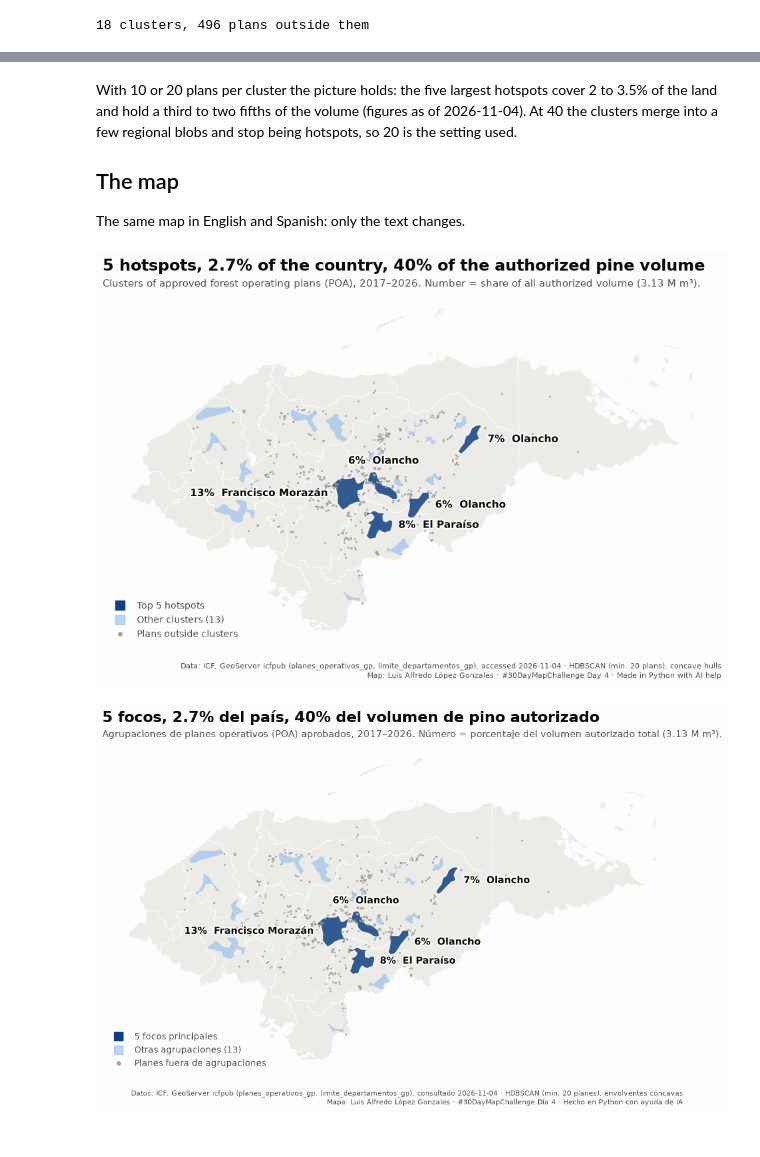
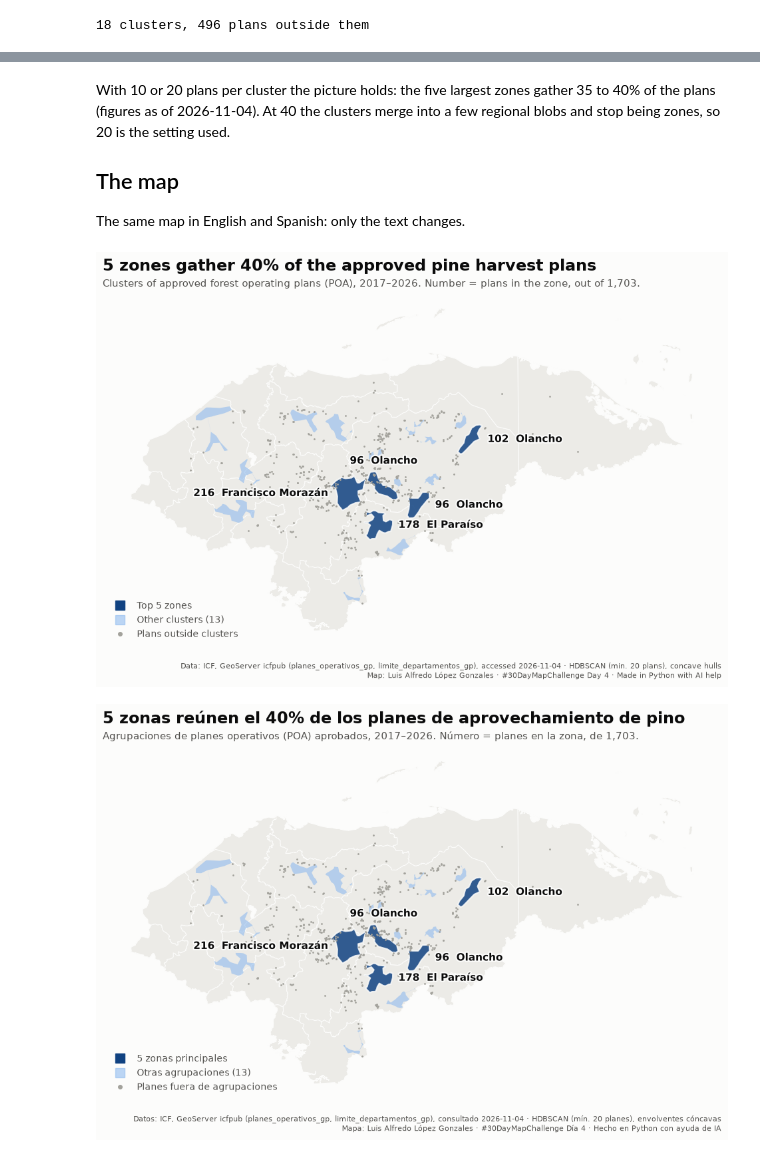
Before and after one commit to lalgonzales/30DaysChallenges, a Jupyter notebook: maps/2026/day04/clusters.ipynb, the cells around one changed output, grey strips where cells are left out. Saved outputs shown, nothing was run; the diff lists cells and outputs as text; code cells hidden in the pictures.

```diff
--- a/maps/2026/day04/clusters.ipynb
+++ b/maps/2026/day04/clusters.ipynb
@@ -64,8 +57,6 @@ print(f"{raw[repeated].cod_poa.nunique()} codes repeated in {repeated.sum()} pol
 poa = raw.dissolve(
     by="cod_poa",
     aggfunc={
-        "volu_total": "max",
-        "arb_cortar": "max",
         "fech_apro": "first",
         "depto": "first",
         "tipo_bosq": "first",
@@ -74,15 +65,7 @@ poa = raw.dissolve(
         "tene_naci": "first",
     },
 ).reset_index()
-poa["area_ha"] = poa.area / 10_000
 poa["year"] = pd.to_datetime(poa.fech_apro).dt.year
-poa["m3_ha"] = poa.volu_total / poa.area_ha
-
-flagged = poa.m3_ha > 150
-print(
-    f"{len(poa):,} plans; {flagged.sum()} flagged above 150 m³/ha "
-    f"({poa.loc[flagged, 'volu_total'].sum():,.0f} m³ kept)"
-)
-print(f"Total authorized volume: {poa.volu_total.sum():,.0f} m³")
+print(f"{len(poa):,} plans")
 # %% [output]
 26 codes repeated in 52 polygons
@@ -249,8 +196,7 @@ pd.DataFrame(rows).round(3)
 # %% [markdown]
-With 10 or 20 plans per cluster the picture holds: the five largest hotspots
-cover 2 to 3.5% of the land and hold a third to two fifths of the volume
-(figures as of 2026-11-04). At 40 the clusters merge into a few regional blobs
-and stop being hotspots, so 20 is the setting used.
+With 10 or 20 plans per cluster the picture holds: the five largest zones gather
+35 to 40% of the plans (figures as of 2026-11-04). At 40 the clusters
+merge into a few regional blobs and stop being zones, so 20 is the setting used.
 
 ## The map
 
@@ -260,44 +206,42 @@ INK, INK_2, MUTED = "#0b0b0b", "#52514e", "#a3a29c"
 SURFACE, LAND, EDGE = "#fcfcfb", "#ecebe7", "#fcfcfb"
 HOT, OTHER = "#104281", "#86b6ef"
 
-top_area, top_volume = top.area_share.sum(), top.volume_share.sum()
+top_share = top.plan_share.sum()
 first_year, others = poa.year.min(), len(clusters) - TOP
 TEXT = {
     "en": {
-        "title": f"{TOP} hotspots, {top_area:.1%} of the country, "
-        f"{top_volume:.0%} of the authorized pine volume",
+        "title": f"{TOP} zones gather {top_share:.0%} of the approved pine harvest plans",
         "subtitle": f"Clusters of approved forest operating plans (POA), {first_year}–2026. "
-        f"Number = share of all authorized volume ({total_m3 / 1e6:.2f} M m³).",
-        "top": f"Top {TOP} hotspots",
+        f"Number = plans in the zone, out of {len(poa):,}.",
+        "top": f"Top {TOP} zones",
         "other": f"Other clusters ({others})",
         "outside": "Plans outside clusters",
-        "credits": "Data: ICF, GeoServer icfpub (planes_operativos_gp, limite_departamentos_gp), "
-        "accessed 2026-11-04 · HDBSCAN (min. 20 plans), concave hulls\n"
+        "credits": "Data: ICF, GeoServer icfpub (planes_operativos_gp, "
+        "limite_departamentos_gp), accessed 2026-11-04 · HDBSCAN (min. 20 plans), concave hulls\n"
         "Map: Luis Alfredo López Gonzales · #30DayMapChallenge Day 4 · "
         "Made in Python with AI help",
     },
     "es": {
-        "title": f"{TOP} focos, {top_area:.1%} del país, "
-        f"{top_volume:.0%} del volumen de pino autorizado",
+        "title": f"{TOP} zonas reúnen el {top_share:.0%} de los planes de aprovechamiento de pino",
         "subtitle": f"Agrupaciones de planes operativos (POA) aprobados, {first_year}–2026. "
-        f"Número = porcentaje del volumen autorizado total ({total_m3 / 1e6:.2f} M m³).",
-        "top": f"{TOP} focos principales",
+        f"Número = planes en la zona, de {len(poa):,}.",
+        "top": f"{TOP} zonas principales",
         "other": f"Otras agrupaciones ({others})",
         "outside": "Planes fuera de agrupaciones",
-        "credits": "Datos: ICF, GeoServer icfpub (planes_operativos_gp, limite_departamentos_gp), "
-        "consultado 2026-11-04 · HDBSCAN (mín. 20 planes), envolventes cóncavas\n"
+        "credits": "Datos: ICF, GeoServer icfpub (planes_operativos_gp, "
+        "limite_departamentos_gp), consultado 2026-11-04 · HDBSCAN (mín. 20 planes), envolventes cóncavas\n"
         "Mapa: Luis Alfredo López Gonzales · #30DayMapChallenge Día 4 · "
         "Hecho en Python con ayuda de IA",
     },
 }
 
-# Label side per hotspot rank, set by eye for the data of 2026-11-04 so the
+# Label side per zone rank, set by eye for the data of 2026-11-04 so the
 # central labels don't cross; any other rank goes to the right.
-LABEL_SIDE = {1: "left", 4: "top"}
+LABEL_SIDE = {1: "left", 5: "top"}
 
 
 def draw_map(lang: str) -> plt.Figure:
-    """Draw the hotspot map with its text in `lang` ("en" or "es")."""
+    """Draw the zone map with its text in `lang` ("en" or "es")."""
     text = TEXT[lang]
     fig, ax = plt.subplots(figsize=(12, 8), facecolor=SURFACE)
     ax.set_facecolor(SURFACE)
@@ -317,7 +261,7 @@ def draw_map(lang: str) -> plt.Figure:
             "top": (((minx + maxx) / 2, maxy), (0, 6), "center", "bottom"),
         }[side]
         ax.annotate(
-            f"{row.volume_share:.0%}  {row.department}",
+            f"{row.plans}  {row.department}",
             xy=xy,
             xytext=offset,
             textcoords="offset points",
@@ -355,35 +299,35 @@ def draw_map(lang: str) -> plt.Figure:
             label=text["other"],
         ),
         plt.Line2D([], [], marker="o", ls="", ms=4, color=MUTED, label=text["outside"]),
     ]
     ax.legend(
         handles=handles, loc="lower left", frameon=False, fontsize=10, labelcolor=INK_2
     )
     ax.text(
         1.0,
         -0.04,
         text["credits"],
         transform=ax.transAxes,
         ha="right",
         va="top",
         fontsize=8,
         color=INK_2,
     )
 
     ax.set_axis_off()
     ax.set_aspect("equal")
     return fig
 
 
 for lang in TEXT:
     fig = draw_map(lang)
     fig.savefig(
         f"day04-clusters-{lang}.png", dpi=200, bbox_inches="tight", facecolor=SURFACE
     )
 plt.show()
 # %% [output]
-[figure, old version]
+[figure, new version]
-[figure, old version]
+[figure, new version]
 # %% [markdown]
 ## What this map does not say
 
```
Also changed, not shown: parts of 10 cells of this notebook, 3 other files.
